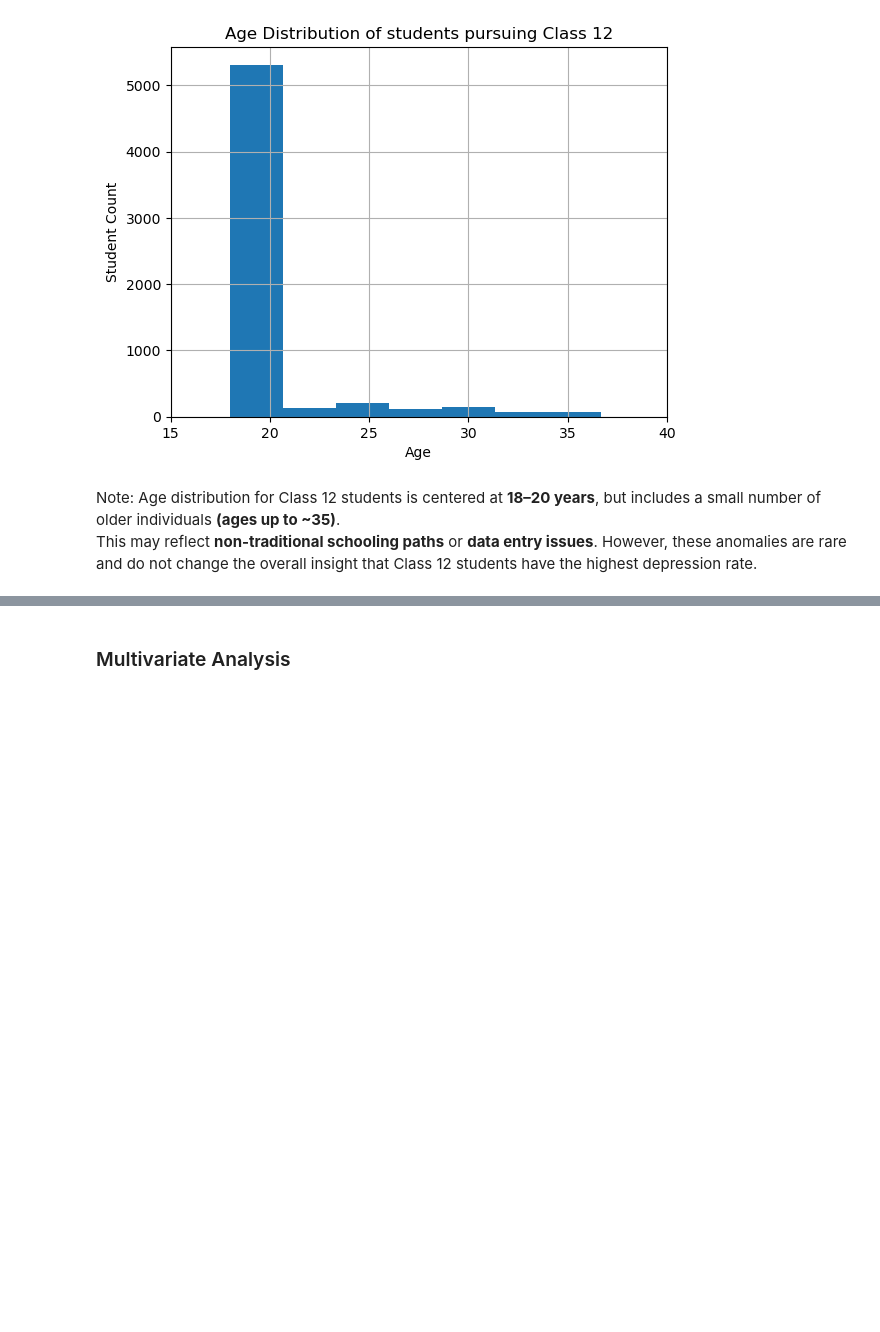
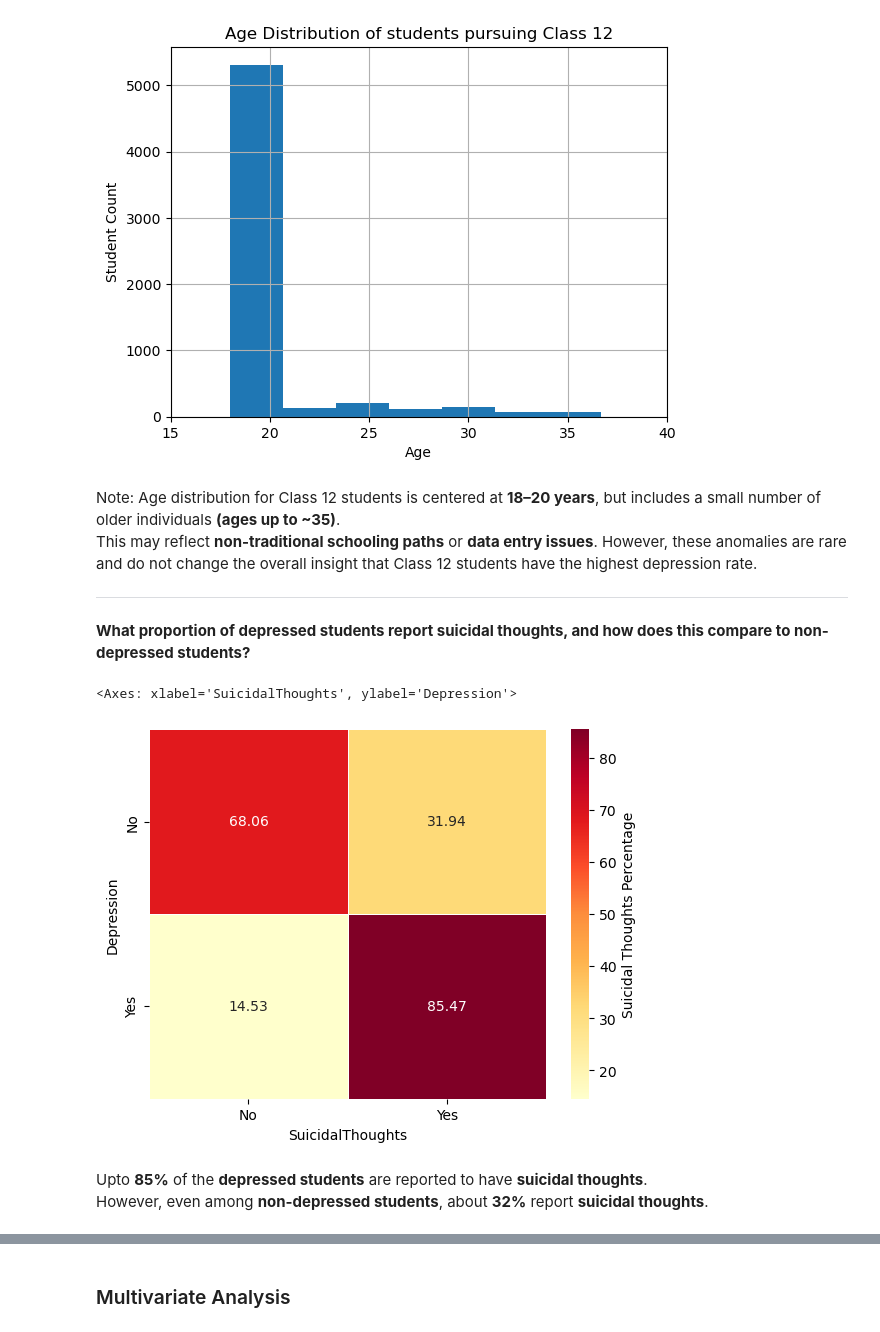
Before and after one commit to Siddharth-Saravanan/Student_Depression_Analysis_and_Prediction_using_Machine_Learning, a Jupyter notebook: student_depression_prediction.ipynb, the cells around one changed output, grey strips where cells are left out. Drawn from its saved outputs; the diff is of its cells as text; code cells hidden in the pictures; blank space fills up the shorter version.

Commit message:
EDA: Bivariate -  Added Q7 Plot + Insight

```diff
--- a/student_depression_prediction.ipynb
+++ b/student_depression_prediction.ipynb
@@ -1178,3 +1178,23 @@ Text(0, 0.5, 'Student Count')
 [figure]
 # %% [markdown]
 Note: Age distribution for Class 12 students is centered at **18–20 years**, but includes a small number of older individuals **(ages up to ~35)**. <br>This may reflect **non-traditional schooling paths** or **data entry issues**. However, these anomalies are rare and do not change the overall insight that Class 12 students have the highest depression rate.
+
+---
+# %% [markdown]
+**What proportion of depressed students report suicidal thoughts, and how does this compare to non-depressed students?**
+# %%
+suic_depr = pd.crosstab(depr_df['Depression'], depr_df['SuicidalThoughts'], normalize='index') * 100
+sns.heatmap(suic_depr,
+            cmap='YlOrRd',
+            annot=True,
+            fmt='.2f',
+            cbar_kws={'label':"Suicidal Thoughts Percentage"},
+            yticklabels=['No', 'Yes'],
+            linewidths=0.5
+        )
+# %% [output]
+<Axes: xlabel='SuicidalThoughts', ylabel='Depression'>
+[figure, added]
+# %% [markdown]
+Upto **85%** of the **depressed students** are reported to have **suicidal thoughts**. <br>
+However, even among **non-depressed students**, about **32%** report **suicidal thoughts**.
```
Also changed, not shown: parts of 1 cell of this notebook.
